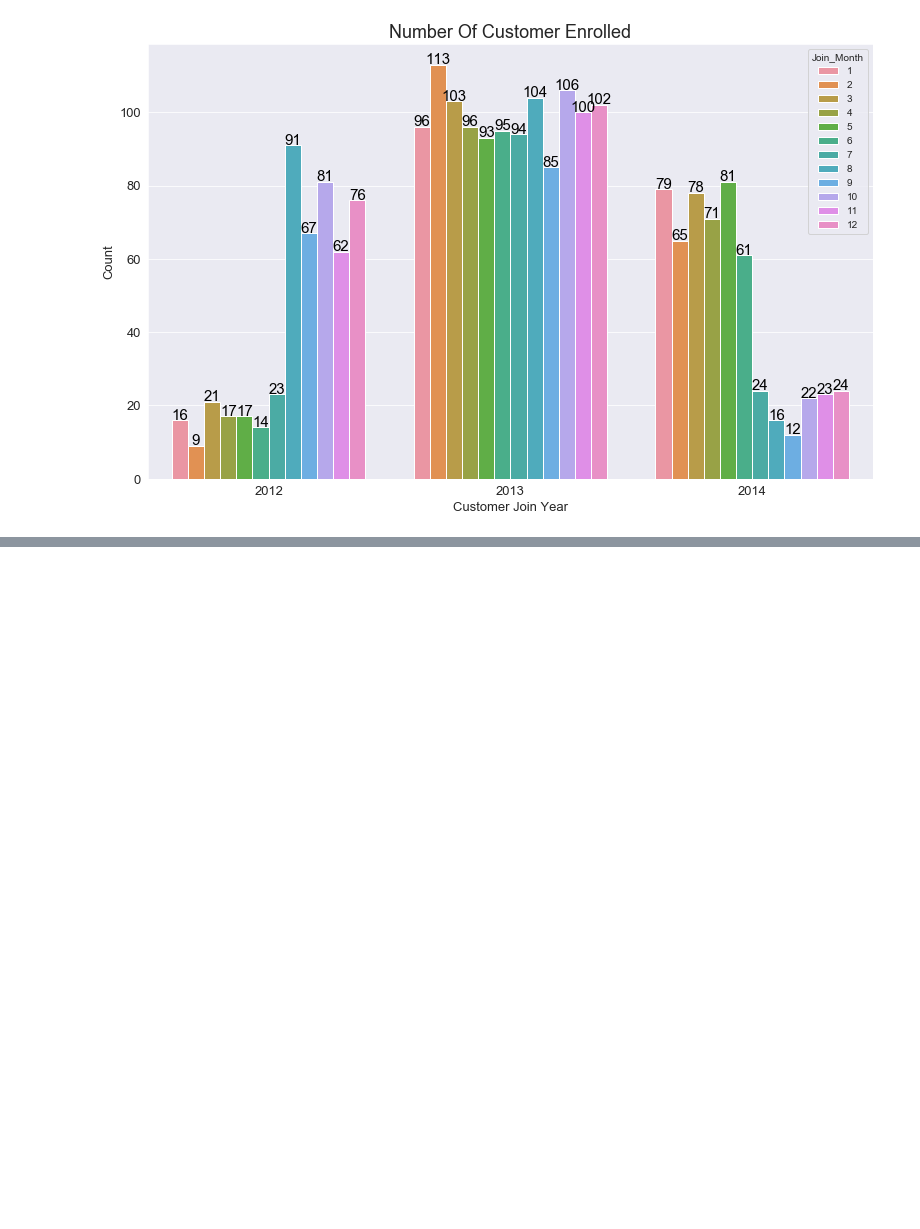
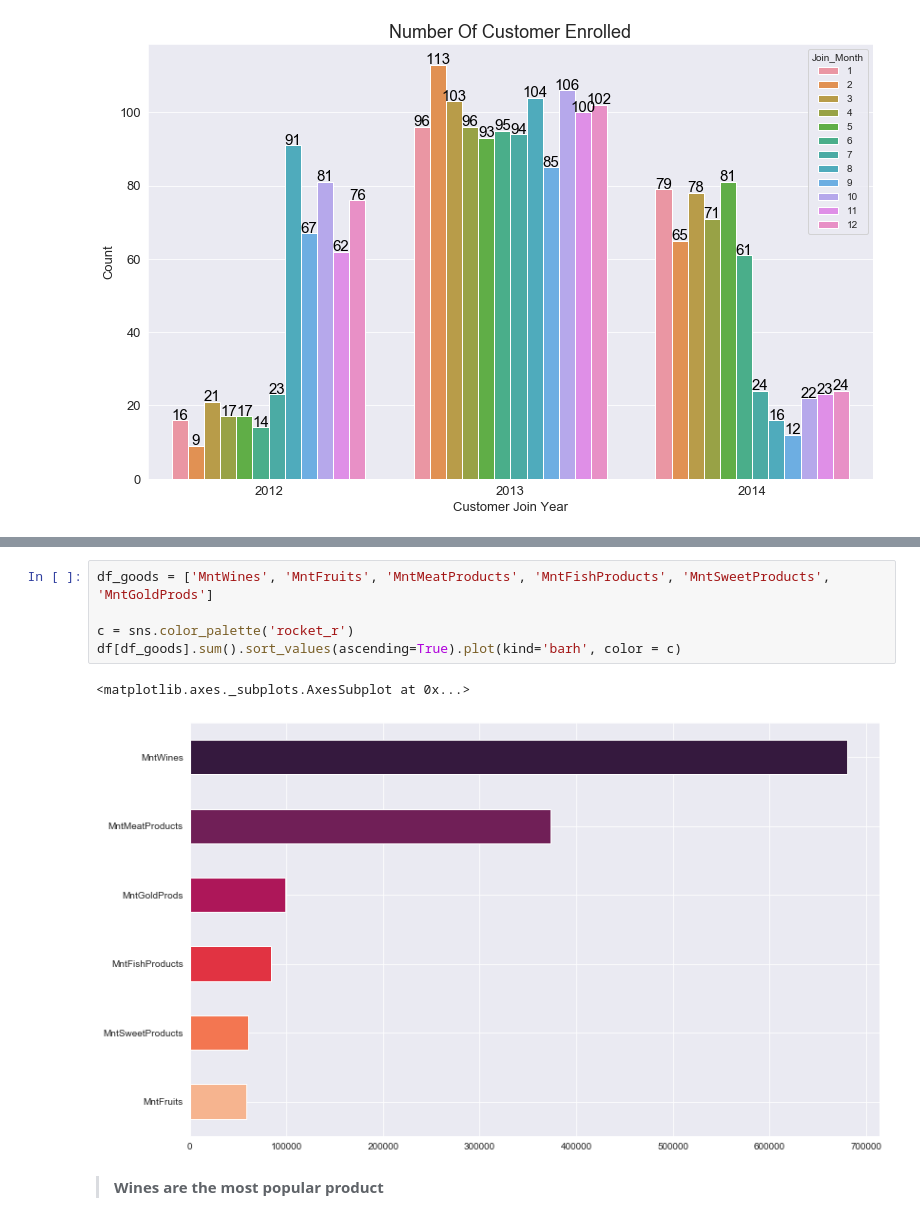
Before and after one commit to jkaikong/Customer_Analysis, a Jupyter notebook: Customer_Personality_Analysis.ipynb, the cells around one changed output, grey strips where cells are left out. Drawn from its saved outputs; the diff is of its cells as text; blank space fills up the shorter version.

```diff
--- a/Customer_Personality_Analysis.ipynb
+++ b/Customer_Personality_Analysis.ipynb
@@ -510,0 +524,10 @@ Text(0, 0.5, 'Count')
+# %%
+df_goods = ['MntWines', 'MntFruits', 'MntMeatProducts', 'MntFishProducts', 'MntSweetProducts', 'MntGoldProds']
+
+c = sns.color_palette('rocket_r')
+df[df_goods].sum().sort_values(ascending=True).plot(kind='barh', color = c)
+# %% [output]
+<matplotlib.axes._subplots.AxesSubplot at 0x...>
+[figure, added]
+# %% [markdown]
+> **Wines are the most popular product**
```
Also changed, not shown: parts of 3 cells of this notebook.
